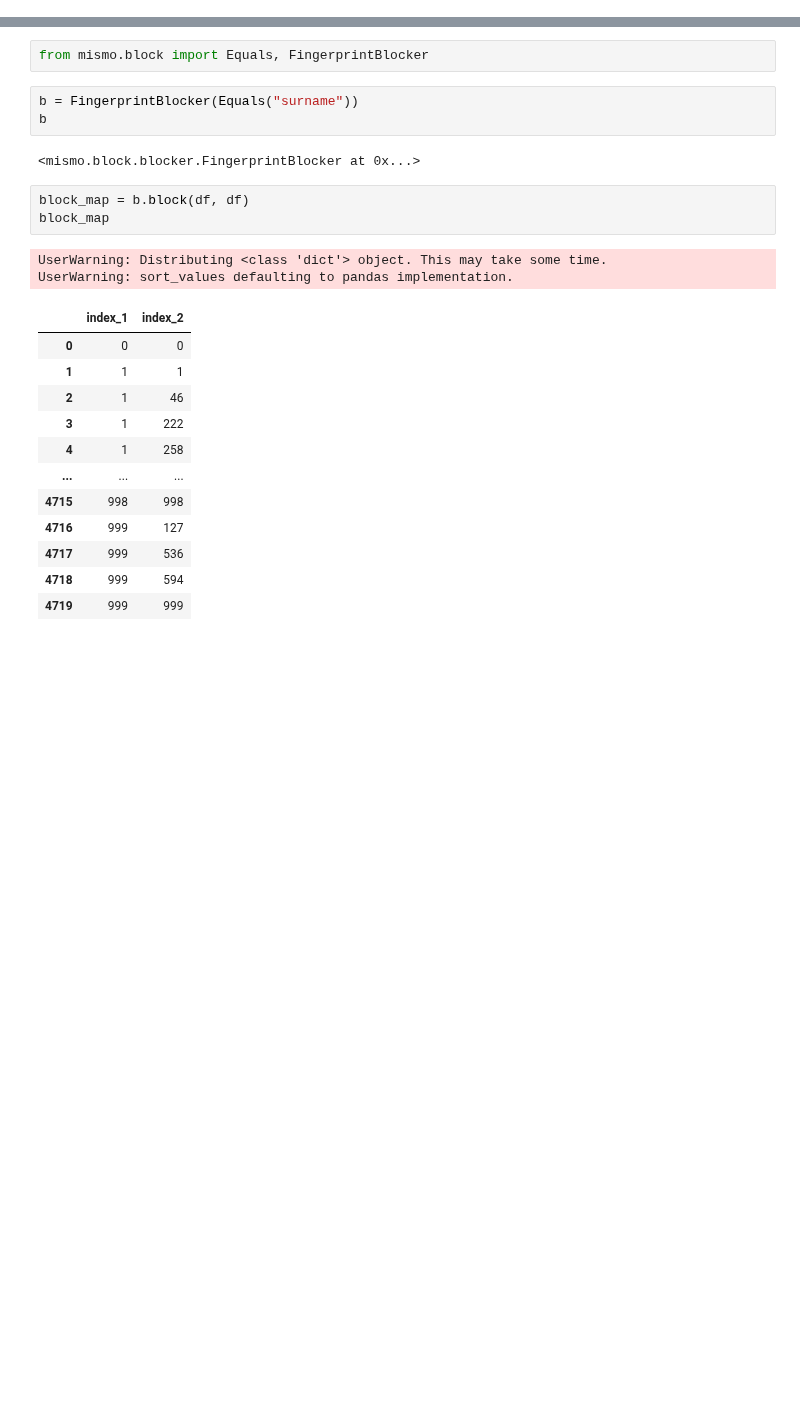
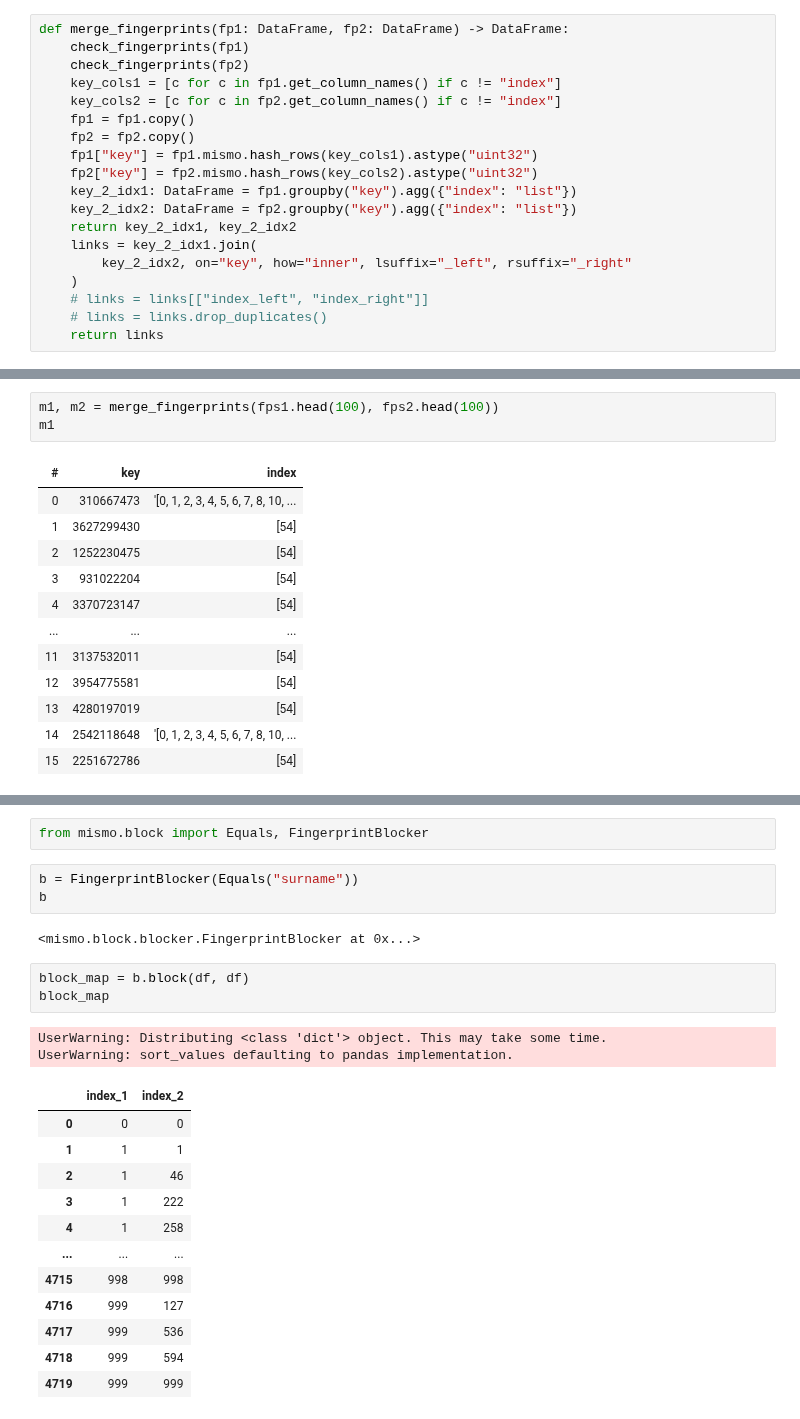
Before and after one commit to NickCrews/mismo, a Jupyter notebook: examples/simple.ipynb, the cells around one changed output, grey strips where cells are left out. Cells and saved outputs as stored; diff of their text form; blank space fills up the shorter version.

```diff
--- a/examples/simple.ipynb
+++ b/examples/simple.ipynb
@@ -21,0 +57,19 @@ df
+# %%
+def merge_fingerprints(fp1: DataFrame, fp2: DataFrame) -> DataFrame:
+    check_fingerprints(fp1)
+    check_fingerprints(fp2)
+    key_cols1 = [c for c in fp1.get_column_names() if c != "index"]
+    key_cols2 = [c for c in fp2.get_column_names() if c != "index"]
+    fp1 = fp1.copy()
+    fp2 = fp2.copy()
+    fp1["key"] = fp1.mismo.hash_rows(key_cols1).astype("uint32")
+    fp2["key"] = fp2.mismo.hash_rows(key_cols2).astype("uint32")
+    key_2_idx1: DataFrame = fp1.groupby("key").agg({"index": "list"})
+    key_2_idx2: DataFrame = fp2.groupby("key").agg({"index": "list"})
+    return key_2_idx1, key_2_idx2
+    links = key_2_idx1.join(
+        key_2_idx2, on="key", how="inner", lsuffix="_left", rsuffix="_right"
+    )
+    # links = links[["index_left", "index_right"]]
+    # links = links.drop_duplicates()
+    return links
@@ -21,0 +94,16 @@ df
+# %%
+m1, m2 = merge_fingerprints(fps1.head(100), fps2.head(100))
+m1
+# %% [output]
+| # | key | index |
+| 0 | 310667473 | '[0, 1, 2, 3, 4, 5, 6, 7, 8, 10, ... |
+| 1 | 3627299430 | [54] |
+| 2 | 1252230475 | [54] |
+| 3 | 931022204 | [54] |
+| 4 | 3370723147 | [54] |
+| ... | ... | ... |
+| 11 | 3137532011 | [54] |
+| 12 | 3954775581 | [54] |
+| 13 | 4280197019 | [54] |
+| 14 | 2542118648 | '[0, 1, 2, 3, 4, 5, 6, 7, 8, 10, ... |
+| 15 | 2251672786 | [54] |
```
Also changed, not shown: parts of 28 cells of this notebook, 11 other files.
